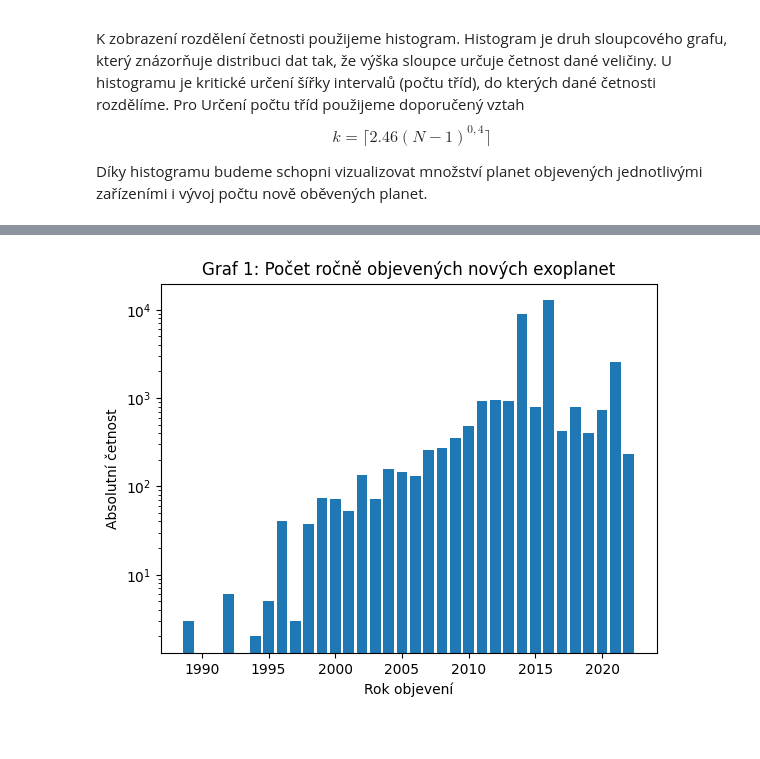
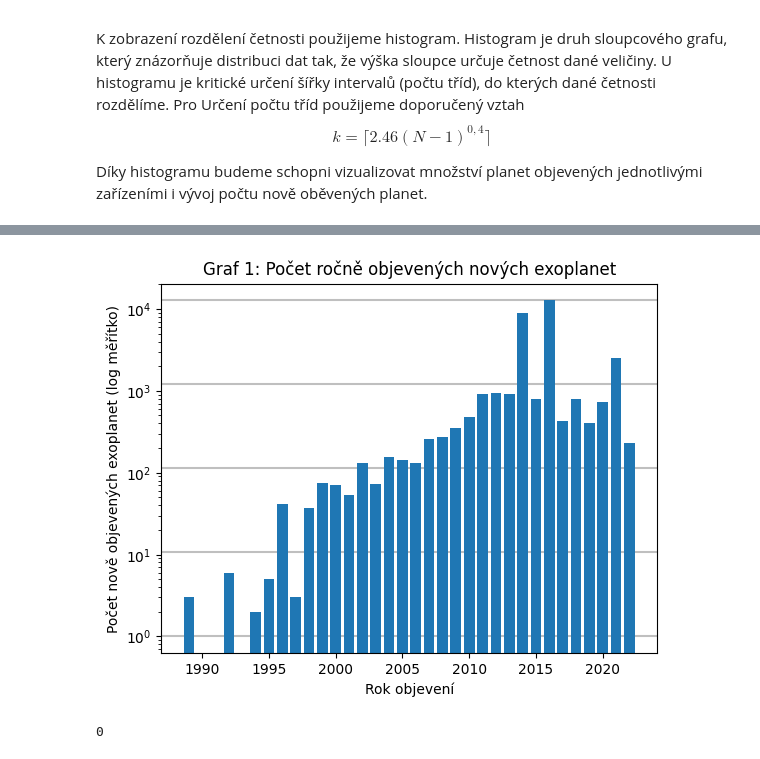
Before and after one commit to jakvitov/exoplanets_statistics, a Jupyter notebook: exoplanet_data_analysis.ipynb, the cells around one changed output, grey strips where cells are left out. Drawn from its saved outputs; the diff is of its cells as text; code cells hidden in the pictures.

```diff
--- a/exoplanet_data_analysis.ipynb
+++ b/exoplanet_data_analysis.ipynb
@@ -139,9 +134,14 @@ print(planet_discovery_frequencies);
 # %%
 plt.bar(planet_discovery_frequencies['Discovery Year'], planet_discovery_frequencies['Frequency'])
 plt.xlabel('Rok objevení')
 plt.ylabel('Počet nově objevených exoplanet (log měřítko)')
 plt.title('Graf 1: Počet ročně objevených nových exoplanet')
 plt.yscale('log');
+y_vals = np.logspace(np.log10(1), np.log10(max(planet_discovery_frequencies['Frequency'])), num=5, endpoint=True, base=10)
+for y_val in y_vals:
+    plt.axhline(y=y_val, color='gray', linestyle='-', alpha=0.5, zorder=0)
+
 plt.show()
 # %% [output]
-[figure, old version]
+[figure, new version]
+0
```
Also changed, not shown: parts of 7 cells of this notebook.
